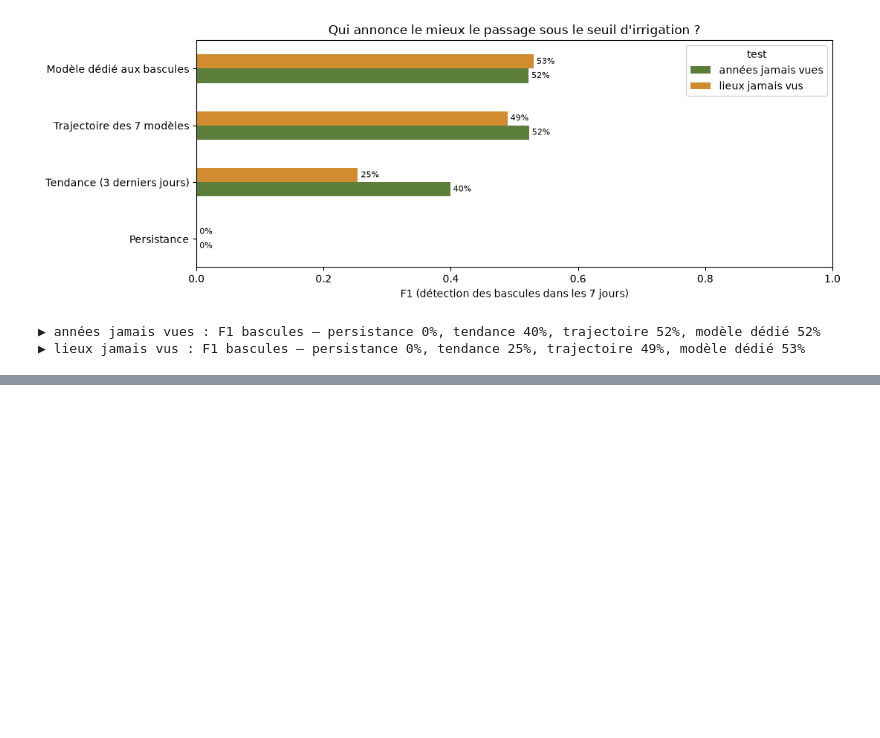
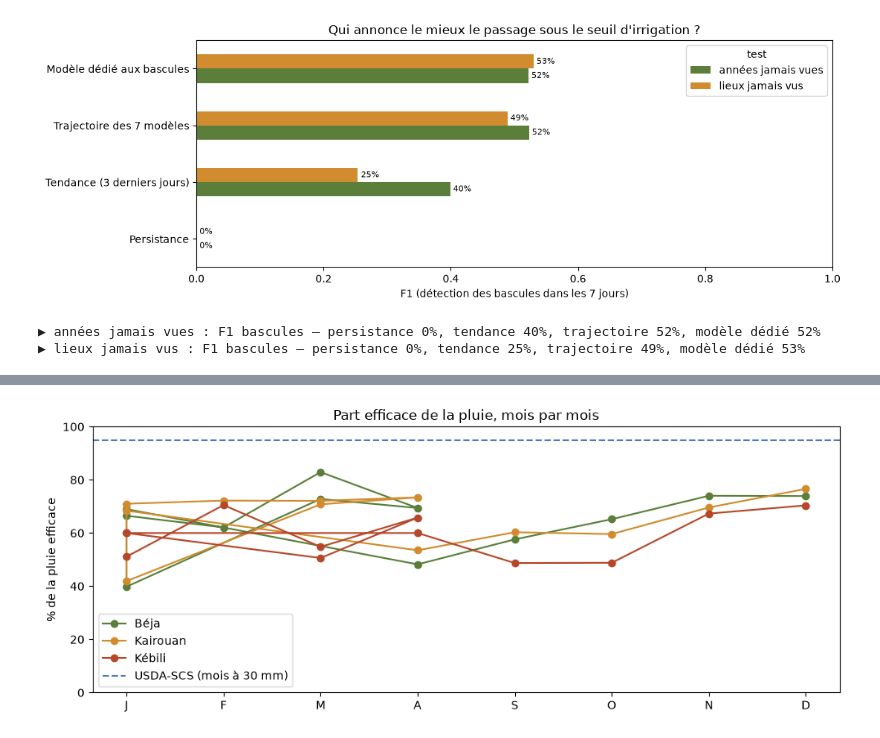
Before and after one commit to Dina0charfi/hackathon-gaia-kizuna-, a Jupyter notebook: ml/prevision_humidite_sol.ipynb, the cells around one changed output, grey strips where cells are left out. Cells and saved outputs as stored; diff of their text form; code cells hidden in the pictures; blank space fills up the shorter version.

```diff
--- a/ml/prevision_humidite_sol.ipynb
+++ b/ml/prevision_humidite_sol.ipynb
@@ -786,0 +937,20 @@ for nom in ["années jamais vues", "lieux jamais vus"]:
+# %%
+# 11d. Évaluation par épisode
+lignes = []
+for nom, masque in EP_TESTS.items():
+    te = ep[masque]; P, vrai = te.pluie_evt, te.pe_mesuree
+    estim = {"USDA-SCS (formule actuelle)": usda_scs(P),
+             "Règle 80 % (> 5 mm)": np.where(P >= 5, 0.8 * P, 0),
+             "Fraction moyenne": P * frac_moy,
+             "Moyenne du site": P * te.site.map(frac_site).fillna(frac_moy),
+             "Modèle GAIA": pe_modele(te)}
+    for methode, e in estim.items():
+        err = np.asarray(e) - vrai
+        lignes.append(dict(test=nom, methode=methode, episodes=len(te), MAE_mm=np.abs(err).mean(), biais_mm=err.mean(),
+                           R2=1 - (err ** 2).sum() / ((vrai - vrai.mean()) ** 2).sum()))
+eval_pe = pd.DataFrame(lignes)
+display(eval_pe.pivot(index="methode", columns="test", values=["MAE_mm", "biais_mm", "R2"]).round(2))
+for nom in EP_TESTS:
+    r = eval_pe[eval_pe.test == nom].set_index("methode").MAE_mm
+    print(f"{nom:20s} erreur du modèle : {1 - r['Modèle GAIA'] / r['USDA-SCS (formule actuelle)']:.0%} de moins que USDA-SCS, "
+          f"{1 - r['Modèle GAIA'] / r['Fraction moyenne']:.0%} de moins qu'une fraction fixe")
@@ -786,0 +1008,55 @@ for nom in ["années jamais vues", "lieux jamais vus"]:
+# %%
+# 11f. Modèle final (tous les sites, 2020 → hier), coefficients mensuels par site, sauvegarde
+EP_TOUT = ep.pluie_evt >= 3
+modele_pe_final = lgb.LGBMRegressor(**{**modele_pe.get_params(), "n_estimators": modele_pe.best_iteration_})
+modele_pe_final.fit(ep.loc[EP_TOUT, VARIABLES_PE], ep.loc[EP_TOUT, "pe_mesuree"])
+print(f"Modèle final : {EP_TOUT.sum()} épisodes, {ep[EP_TOUT].site.nunique()} sites, "
+      f"{ep[EP_TOUT].debut.min():%d/%m/%Y} → {ep[EP_TOUT].debut.max():%d/%m/%Y}")
+ep["pe_gaia"] = np.clip(modele_pe_final.predict(ep[VARIABLES_PE]), 0, ep.pluie_evt)
+ep["mois"] = ep.debut.dt.month
+pluie_tot = pe_data.groupby(["site", pe_data.date.dt.month]).pluie.sum()
+pe_tot = ep.groupby(["site", "mois"]).pe_gaia.sum()
+annees = (pe_data.date.max() - pe_data.date.min()).days / 365.25
+coef = {}
+for s in SITES.itertuples():
+    if s.id not in pluie_tot.index.get_level_values(0):
+        continue
+    annuel = pe_tot.get(s.id, pd.Series(dtype=float)).sum() / pluie_tot[s.id].sum()
+    parts = []
+    for m in range(1, 13):
+        p, e = pluie_tot.get((s.id, m), 0.0), pe_tot.get((s.id, m), 0.0)
+        parts.append(round(float(e / p if p >= 15 else annuel), 3))
+    coef[s.id] = dict(nom=s.nom, lat=s.lat, lon=s.lon, part_mensuelle=parts, part_annuelle=round(float(annuel), 3),
+                      pluie_mm_par_an=round(float(pluie_tot[s.id].sum() / annees)))
+
+fig, ax = plt.subplots(figsize=(10, 4))
+mois_noms = ["J", "F", "M", "A", "M", "J", "J", "A", "S", "O", "N", "D"]
+for sid, c in [("beja", "#5b7f3a"), ("kairouan", "#d08c2e"), ("kebili", "#b7472a")]:
+    ax.plot(mois_noms, np.array(coef[sid]["part_mensuelle"]) * 100, "o-", color=c, label=coef[sid]["nom"])
+ax.axhline(95, ls="--", color="#4a7bb7", label="USDA-SCS (mois à 30 mm)")
+ax.set_ylim(0, 100); ax.set_ylabel("% de la pluie efficace"); ax.legend(); ax.set_title("Part efficace de la pluie, mois par mois")
+fig.tight_layout()
+
+modele_pe_final.booster_.save_model(str(MODEL_DIR / "pluie_efficace.txt"))
+r_ep = eval_pe.set_index(["test", "methode"])
+r_mo = eval_mois.set_index(["test", "methode"])
+resume = {t: dict(mae_episode_gaia=round(r_ep.loc[(t, "Modèle GAIA"), "MAE_mm"], 2),
+                  mae_episode_usda=round(r_ep.loc[(t, "USDA-SCS (formule actuelle)"), "MAE_mm"], 2),
+                  mae_episode_fraction_fixe=round(r_ep.loc[(t, "Fraction moyenne"), "MAE_mm"], 2),
+                  mae_mois_gaia=round(r_mo.loc[(t, "Modèle GAIA"), "MAE_mm_par_mois"], 1),
+                  mae_mois_usda=round(r_mo.loc[(t, "USDA-SCS (formule actuelle)"), "MAE_mm_par_mois"], 1),
+                  part_mesuree=round(r_mo.loc[(t, "Mesuré dans le sol"), "part_efficace"], 3),
+                  part_usda=round(r_mo.loc[(t, "USDA-SCS (formule actuelle)"), "part_efficace"], 3))
+          for t in EP_TESTS}
+meta_pe = dict(
+    cible="pluie efficace d'un épisode (mm) = gain d'eau du sol 0–100 cm + séchage attendu, bornée à la pluie",
+    source="Open-Meteo, ECMWF IFS", periode=f"{START} → {END}", variables=VARIABLES_PE,
+    decoupage=dict(entrainement=f"2020–{FIN_ENTRAIN}", validation=str(ANNEE_VALID), test=f"{DEBUT_TEST} → {END}",
+                   lieux_jamais_vus=SITES[SITES.test_geo].id.tolist()),
+    modele_final=dict(entraine_sur=f"{ep[EP_TOUT].debut.min():%Y-%m-%d} → {ep[EP_TOUT].debut.max():%Y-%m-%d}", episodes=int(EP_TOUT.sum()),
+                      sites=int(ep[EP_TOUT].site.nunique()),
+                      note="scores mesurés avant, sur un modèle qui n'avait vu ni 2024–2026 ni les sites de test"),
+    resultats=resume, sites=coef)
+(MODEL_DIR / "pluie_efficace_meta.json").write_text(json.dumps(meta_pe, ensure_ascii=False, indent=1), encoding="utf-8")
+print(json.dumps(resume, ensure_ascii=False, indent=1))
+# %% [output]
@@ -787,3 +1080,4 @@ for nom in ["années jamais vues", "lieux jamais vus"]:
+[figure, added]
 # %% [markdown]
 ## Ce qu'il faut retenir
 - Le modèle a **appris à partir des données 2020 → hier (ECMWF IFS, une seule source) sur 26 sites couvrant les 24 gouvernorats**. Il est testé sur **2025–2026**, les années les plus récentes, et sur 4 **lieux** qu'il n'a jamais vus. En direct, il part d'hier et couvre aujourd'hui + 7 jours.
```
Also changed, not shown: parts of 17 cells of this notebook, 36 other files.
